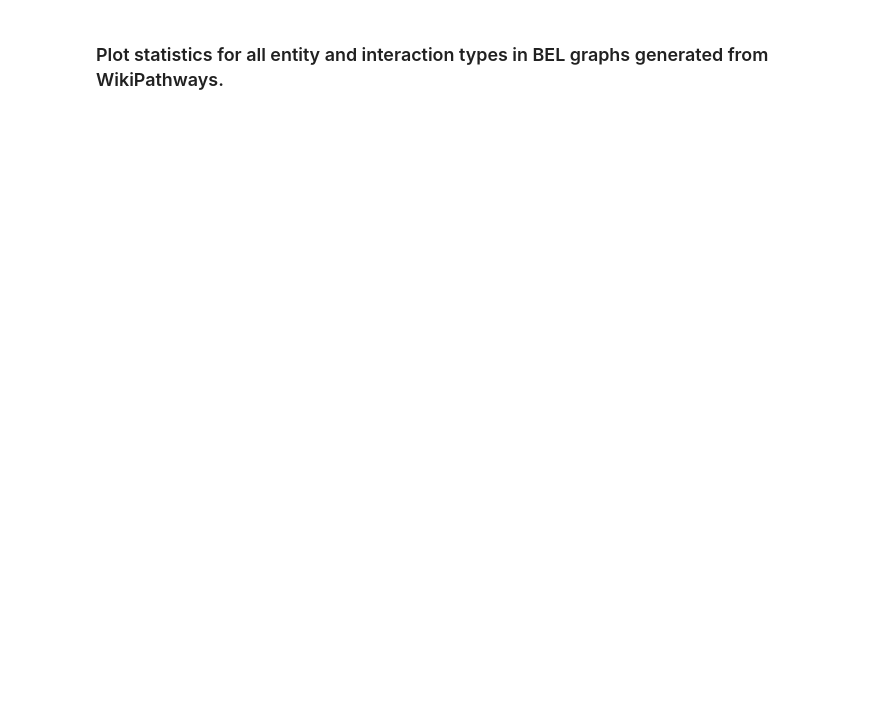
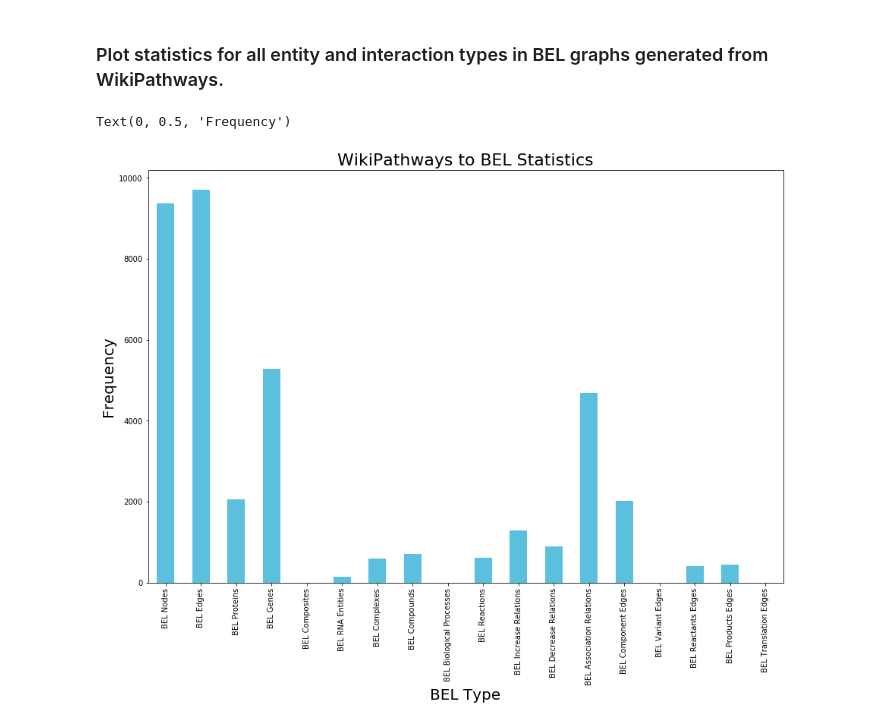
Before and after one commit to PathwayMerger/PathMe-Resources, a Jupyter notebook: notebooks/wikipathways/wikipathways_to_bel_statistics.ipynb, the cells around one changed output. Saved outputs shown, nothing was run; the diff lists cells and outputs as text; code cells hidden in the pictures; blank space fills up the shorter version.

```diff
--- a/notebooks/wikipathways/wikipathways_to_bel_statistics.ipynb
+++ b/notebooks/wikipathways/wikipathways_to_bel_statistics.ipynb
@@ -18,10 +35,10 @@ wikipathways_to_bel_statistics
 # %%
 bel_statistics = wikipathways_to_bel_statistics.sum(axis=0)
 
 wikipathways_to_bel = bel_statistics.plot(kind='bar', figsize=(15,10), color='#5bc0de')
 wikipathways_to_bel.set_title('WikiPathways to BEL Statistics', fontdict={ 'size': 22})
 wikipathways_to_bel.set_xlabel('BEL Type', fontdict={'size': 20})
 wikipathways_to_bel.set_ylabel('Frequency', fontdict={'size': 20})
-
-fig = reactome_to_bel.get_figure()
-fig.savefig('reactome_statistics.png', dpi=500)
+# %% [output]
+Text(0, 0.5, 'Frequency')
+[figure, added]
```
Also changed, not shown: parts of 2 cells of this notebook, 1 other file.
